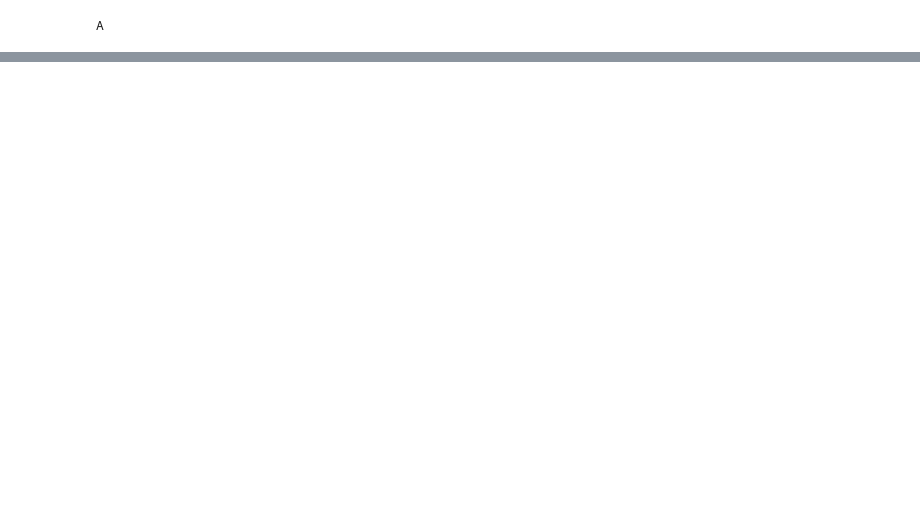
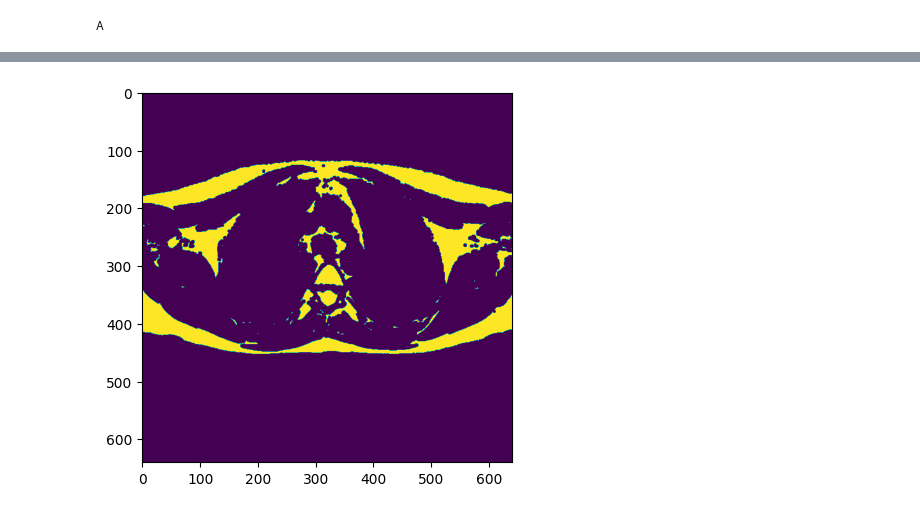
Before and after one commit to DannyStruijk/TeamChallenge, a Jupyter notebook: Prueba43.ipynb, the cells around one changed output, grey strips where cells are left out. Drawn from its saved outputs; the diff is of its cells as text; code cells hidden in the pictures; blank space fills up the shorter version.

```diff
--- a/Prueba43.ipynb
+++ b/Prueba43.ipynb
@@ -103,3 +111,7 @@ eroded_binary_image = binary_erode_filter.Execute(binary_image)
 #sitk.Show(sitk.LabelOverlay(binary_image, eroded_binary_image), title="Binary Erosion")
 # %%
 eroded_array = sitk.GetArrayFromImage(eroded_binary_image)
+plt.imshow(eroded_array)
+plt.show()
+# %% [output]
+[figure, added]
```
Also changed, not shown: parts of 9 cells of this notebook, 1 other file.
